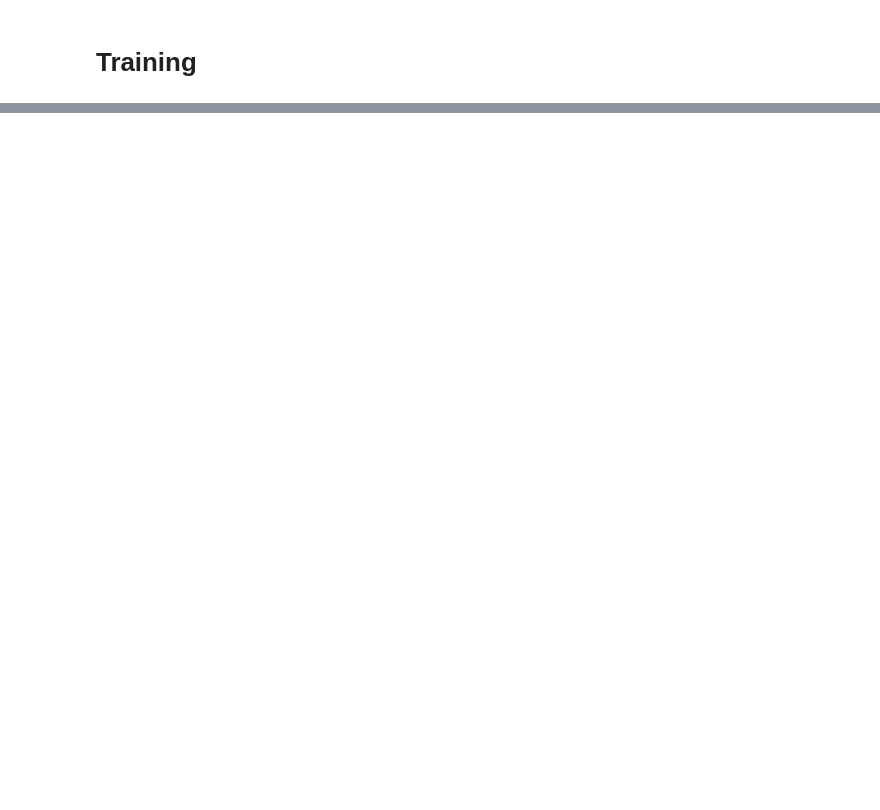
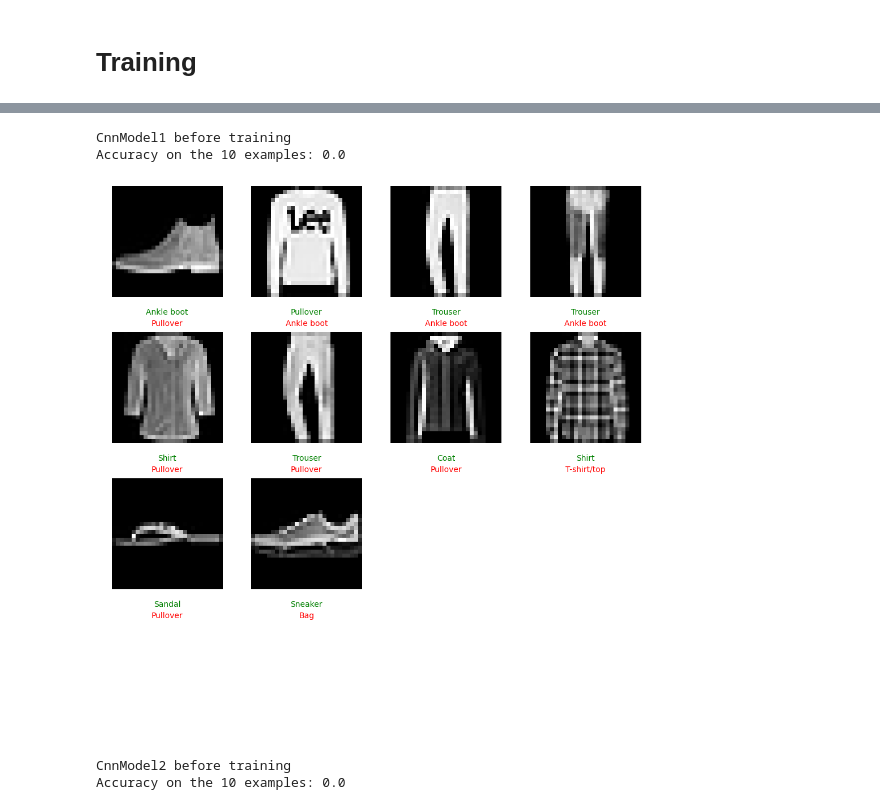
Before and after one commit to squivix/ann-assignment2, a Jupyter notebook: cnn.ipynb, the cells around one changed output, grey strips where cells are left out. Saved outputs shown, nothing was run; the diff lists cells and outputs as text; code cells hidden in the pictures; blank space fills up the shorter version.

```diff
--- a/cnn.ipynb
+++ b/cnn.ipynb
@@ -42,29 +41,9 @@ cuda:0
 # %% [markdown]
 # Training
 # %%
-
 from models.cnn1 import CnnModel1
 from models.cnn2 import CnnModel2
-# define function mlp_train so that it can be run from this cell
-from train import mlp_train
 
-# train and evaluate mlp_model
-model = CnnModel2(output_dim)
-model.to(device)
-model, train_losses, train_accuracies, test_losses, test_accuracies = mlp_train(model, data, train_loader,
-                                                                                learning_rate=0.0001,
-                                                                                max_epochs=50)
-# model: untrained model
-print(model)
-
-plt.plot(train_losses, label="train loss")
-plt.plot(test_losses, label="test loss")
-plt.plot(train_accuracies, label="train accuracy")
-plt.plot(test_accuracies, label="test accuracy")
-plt.legend()
-
-plt.title('Loss')
-plt.xlabel('Epoch')
-
-print(f"Train Accuracy: {train_accuracies[-1]}")
-print(f"Test Accuracy: {test_accuracies[-1]}")
+# untrained models
+cnn_model1 = CnnModel1(output_dim)
+cnn_model2 = CnnModel2(output_dim)
@@ -89,0 +92,17 @@ Test Accuracy: 0.9303999543190002
+# %%
+# define function mlp_train so that it can be run from this cell
+from utils import mlp_apply
+
+test_indexes = [0, 1, 2, 3, 4, 5, 6, 7, 8, 9]  # list of 10 indexes - examples to extract from test set
+
+# Before training
+print(f"{type(cnn_model1).__name__} before training")
+mlp_apply(cnn_model1, test_indexes, test_dataset)
+print(f"{type(cnn_model2).__name__} before training")
+mlp_apply(cnn_model2, test_indexes, test_dataset)
+# %% [output]
+CnnModel1 before training
+Accuracy on the 10 examples: 0.0
+[figure, added]
+CnnModel2 before training
+Accuracy on the 10 examples: 0.0
```
Also changed, not shown: parts of 9 cells of this notebook, 3 other files.
